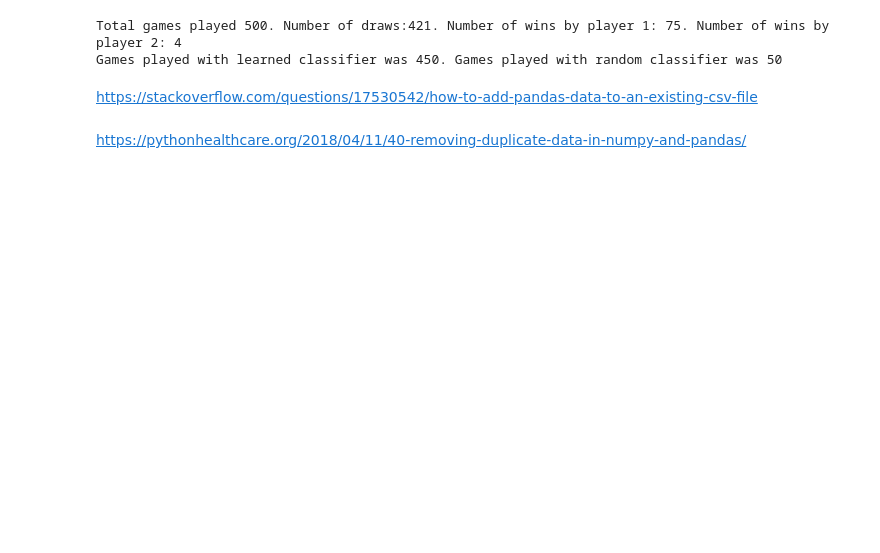
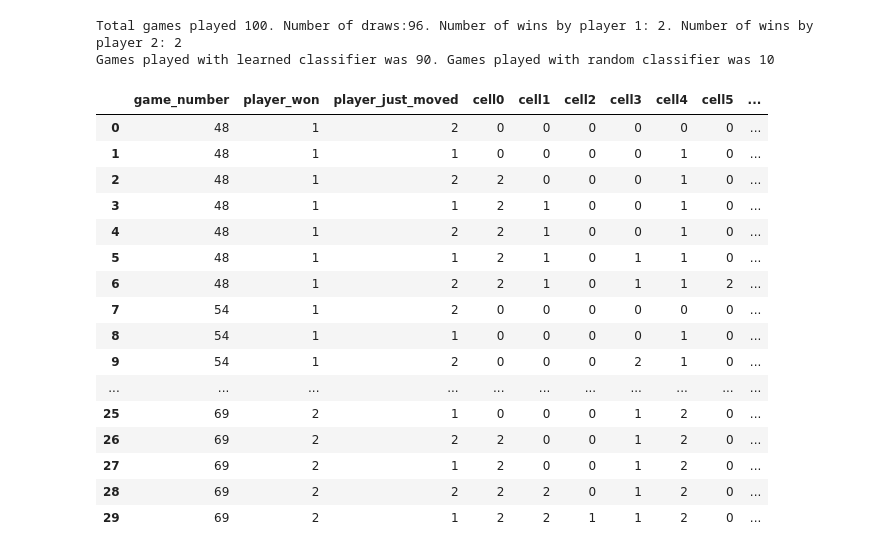
Before and after one commit to oxanaRC/CE888, a Jupyter notebook: Project3/tests.ipynb, the cells around one changed output. Saved outputs shown, nothing was run; the diff lists cells and outputs as text; code cells hidden in the pictures; blank space fills up the shorter version.

```diff
--- a/Project3/tests.ipynb
+++ b/Project3/tests.ipynb
@@ -474,7 +539,7 @@ if __name__ == "__main__":
 
     """
     #------OC--100420--iterating over a number of games variable and collecting data for each game---
-    n_games=500
+    n_games=100
     n_player1wins=0
     n_player2wins=0
     n_draws=0
@@ -505,9 +570,29 @@ if __name__ == "__main__":
     #---to do : train model and save the model---------------
     #---to do : play the game accessing the model and getting he predicted move from the model--
 # %% [output]
-Total games played 500. Number of draws:421. Number of wins by player 1: 75. Number of wins by player 2: 4
-Games played with learned classifier was 450. Games played with random classifier was 50
+Total games played 100. Number of draws:96. Number of wins by player 1: 2. Number of wins by player 2: 2
+Games played with learned classifier was 90. Games played with random classifier was 10
-# %% [markdown]
-https://stackoverflow.com/questions/17530542/how-to-add-pandas-data-to-an-existing-csv-file
-# %% [markdown]
-https://pythonhealthcare.org/2018/04/11/40-removing-duplicate-data-in-numpy-and-pandas/
+# %%
+df_states_and_moves = pd.read_csv("data_file.csv")
+df_won_games = pd.read_csv("data_filegames.csv")
+df=pd.merge(df_won_games, df_states_and_moves)
+# %%
+display(df)
+# %% [output]
+|  | game_number | player_won | player_just_moved | cell0 | cell1 | cell2 | cell3 | cell4 | cell5 | ... |
+| 0 | 48 | 1 | 2 | 0 | 0 | 0 | 0 | 0 | 0 | ... |
+| 1 | 48 | 1 | 1 | 0 | 0 | 0 | 0 | 1 | 0 | ... |
+| 2 | 48 | 1 | 2 | 2 | 0 | 0 | 0 | 1 | 0 | ... |
+| 3 | 48 | 1 | 1 | 2 | 1 | 0 | 0 | 1 | 0 | ... |
+| 4 | 48 | 1 | 2 | 2 | 1 | 0 | 0 | 1 | 0 | ... |
+| 5 | 48 | 1 | 1 | 2 | 1 | 0 | 1 | 1 | 0 | ... |
+| 6 | 48 | 1 | 2 | 2 | 1 | 0 | 1 | 1 | 2 | ... |
+| 7 | 54 | 1 | 2 | 0 | 0 | 0 | 0 | 0 | 0 | ... |
+| 8 | 54 | 1 | 1 | 0 | 0 | 0 | 0 | 1 | 0 | ... |
+| 9 | 54 | 1 | 2 | 0 | 0 | 0 | 2 | 1 | 0 | ... |
+| ... | ... | ... | ... | ... | ... | ... | ... | ... | ... | ... |
+| 25 | 69 | 2 | 1 | 0 | 0 | 0 | 1 | 2 | 0 | ... |
+| 26 | 69 | 2 | 2 | 2 | 0 | 0 | 1 | 2 | 0 | ... |
+| 27 | 69 | 2 | 1 | 2 | 0 | 0 | 1 | 2 | 0 | ... |
+| 28 | 69 | 2 | 2 | 2 | 2 | 0 | 1 | 2 | 0 | ... |
+| 29 | 69 | 2 | 1 | 2 | 2 | 1 | 1 | 2 | 0 | ... |
```
Also changed, not shown: parts of 34 cells of this notebook.
